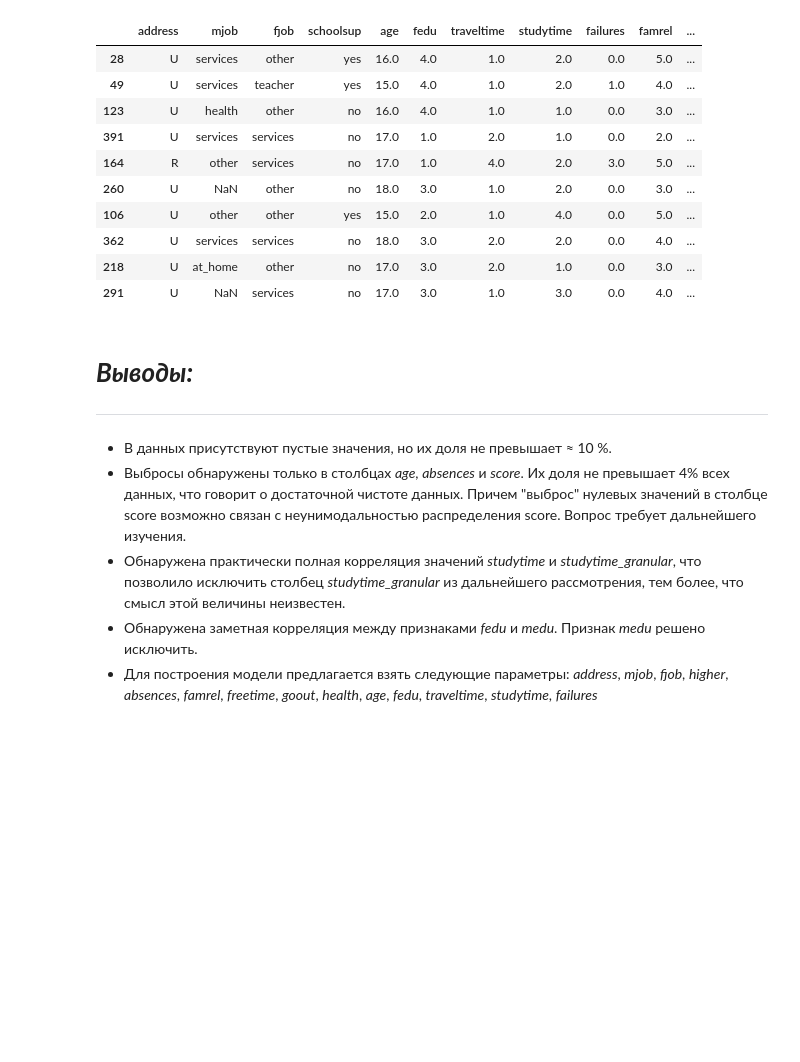
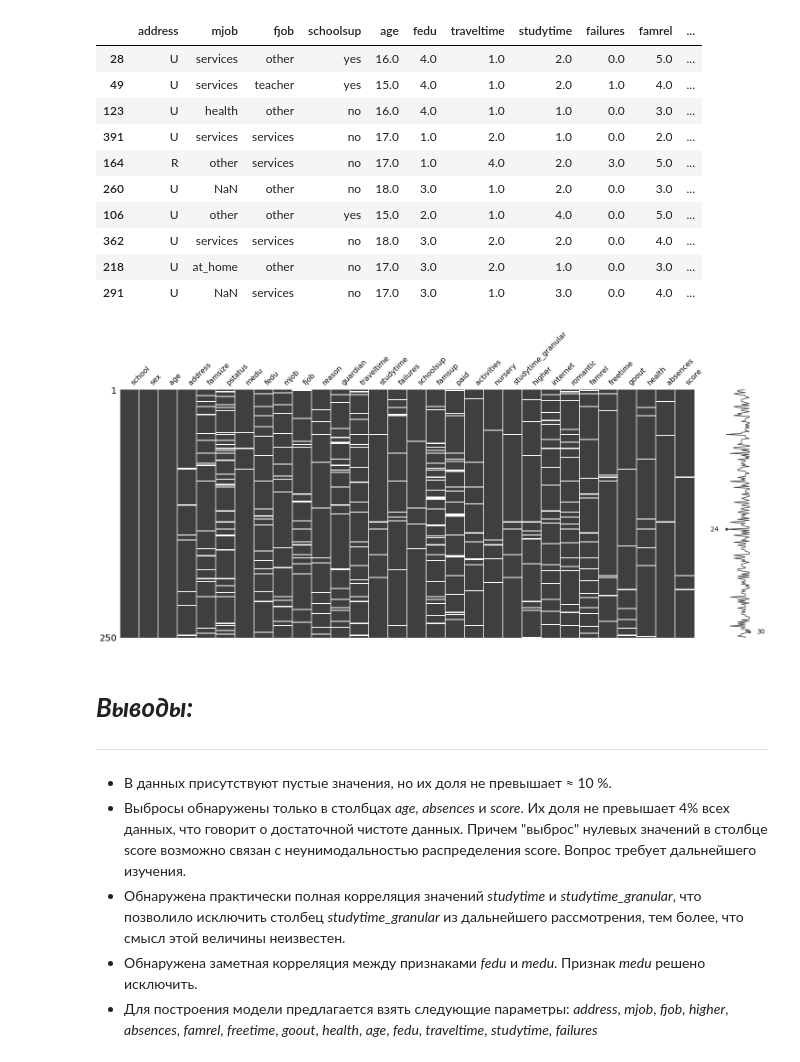
Before and after one commit to akitim/SkillFactory_projects, a Jupyter notebook: Project_2_EDA_Timofey_Akimkin.ipynb, the cells around one changed output. Saved outputs shown, nothing was run; the diff lists cells and outputs as text; code cells hidden in the pictures; blank space fills up the shorter version.

```diff
--- a/Project_2_EDA_Timofey_Akimkin.ipynb
+++ b/Project_2_EDA_Timofey_Akimkin.ipynb
@@ -581,6 +582,10 @@ students_for_model.sample(10)
 | 362 | U | services | services | no | 18.0 | 3.0 | 2.0 | 2.0 | 0.0 | 4.0 | ... |
 | 218 | U | at_home | other | no | 17.0 | 3.0 | 2.0 | 1.0 | 0.0 | 3.0 | ... |
 | 291 | U | NaN | services | no | 17.0 | 3.0 | 1.0 | 3.0 | 0.0 | 4.0 | ... |
+# %%
+msno.matrix(students.sample(250));
+# %% [output]
+[figure, added]
 # %% [markdown]
 # ***Выводы:***
 
```
Also changed, not shown: parts of 2 cells of this notebook.
